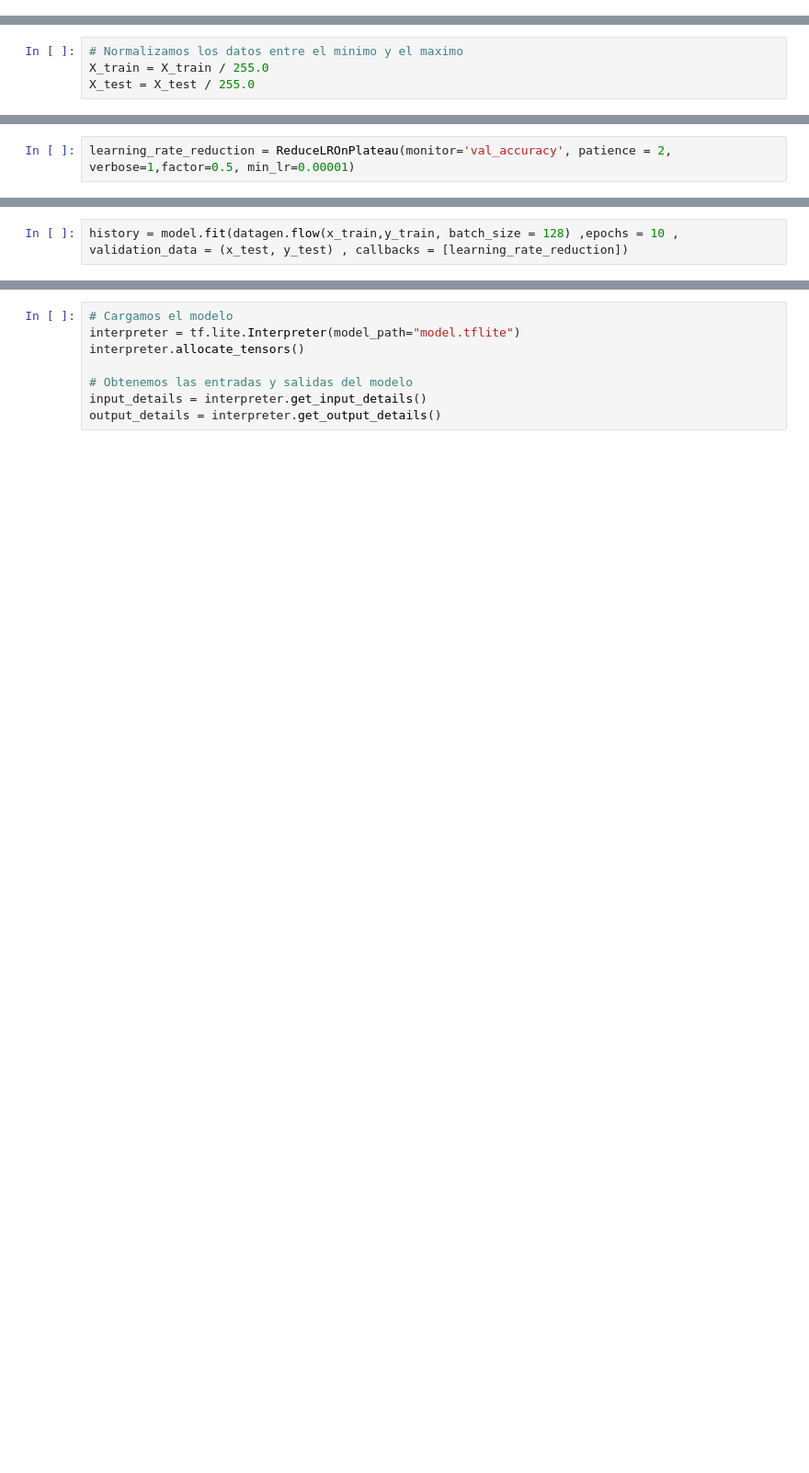
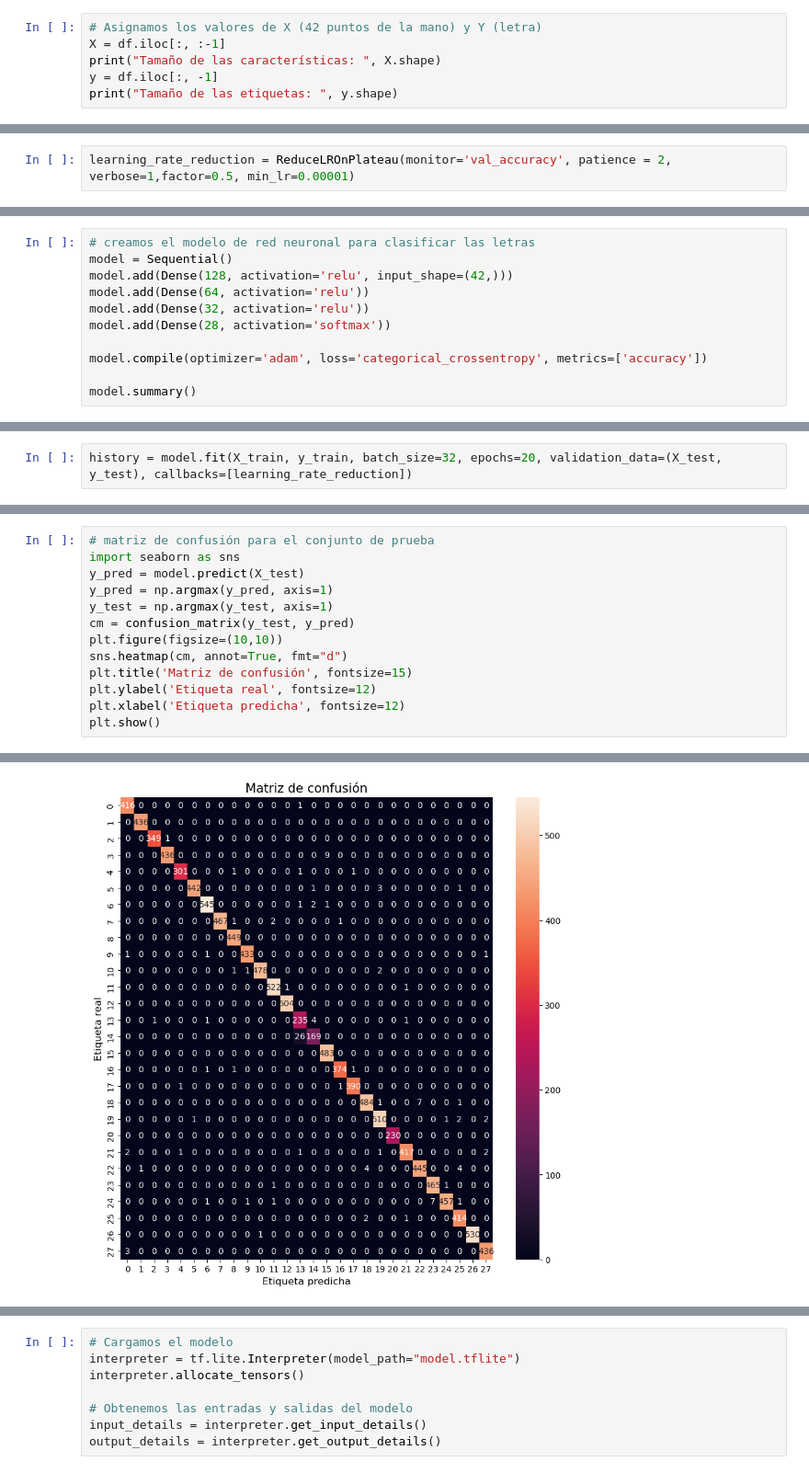
Before and after one commit to TheAlanMC/American-Sign-Language-Detection-Using-Flutter, a Jupyter notebook: backend/train.ipynb, the cells around one changed output, grey strips where cells are left out. Shown at 92% size. Cells and saved outputs as stored; diff of their text form; blank space fills up the shorter version.

```diff
--- a/backend/train.ipynb
+++ b/backend/train.ipynb
@@ -28,0 +43,6 @@ df.head()
+# %%
+# Asignamos los valores de X (42 puntos de la mano) y Y (letra)
+X = df.iloc[:, :-1]
+print("Tamaño de las características: ", X.shape)
+y = df.iloc[:, -1]
+print("Tamaño de las etiquetas: ", y.shape)
@@ -47,7 +58,3 @@ from sklearn.preprocessing import LabelBinarizer
 label_binarizer = LabelBinarizer()
 y_train = label_binarizer.fit_transform(y_train)
 y_test = label_binarizer.fit_transform(y_test)
-# %%
-# Normalizamos los datos entre el minimo y el maximo
-X_train = X_train / 255.0
-X_test = X_test / 255.0
@@ -128,0 +63,11 @@ _________________________________________________________________
+# %%
+# creamos el modelo de red neuronal para clasificar las letras
+model = Sequential()
+model.add(Dense(128, activation='relu', input_shape=(42,)))
+model.add(Dense(64, activation='relu'))
+model.add(Dense(32, activation='relu'))
+model.add(Dense(28, activation='softmax'))
+
+model.compile(optimizer='adam', loss='categorical_crossentropy', metrics=['accuracy'])
+
+model.summary()
@@ -129,3 +92,3 @@ _________________________________________________________________
 # %%
-history = model.fit(datagen.flow(x_train,y_train, batch_size = 128) ,epochs = 10 , validation_data = (x_test, y_test) , callbacks = [learning_rate_reduction])
+history = model.fit(X_train, y_train, batch_size=32, epochs=20, validation_data=(X_test, y_test), callbacks=[learning_rate_reduction])
 # %% [output]
@@ -154,0 +115,14 @@ Epoch 10/10
+# %%
+# matriz de confusión para el conjunto de prueba
+import seaborn as sns
+y_pred = model.predict(X_test)
+y_pred = np.argmax(y_pred, axis=1)
+y_test = np.argmax(y_test, axis=1)
+cm = confusion_matrix(y_test, y_pred)
+plt.figure(figsize=(10,10))
+sns.heatmap(cm, annot=True, fmt="d")
+plt.title('Matriz de confusión', fontsize=15)
+plt.ylabel('Etiqueta real', fontsize=12)
+plt.xlabel('Etiqueta predicha', fontsize=12)
+plt.show()
+# %% [output]
@@ -155,2 +130,3 @@ Epoch 10/10
+[figure, added]
 # %%
 # A continuacion, tenemos que crear un archivo de etiquetas que contendra todas nuestras etiquetas (importante para Flutter)
```
Also changed, not shown: parts of 21 cells of this notebook, 7 other files.
